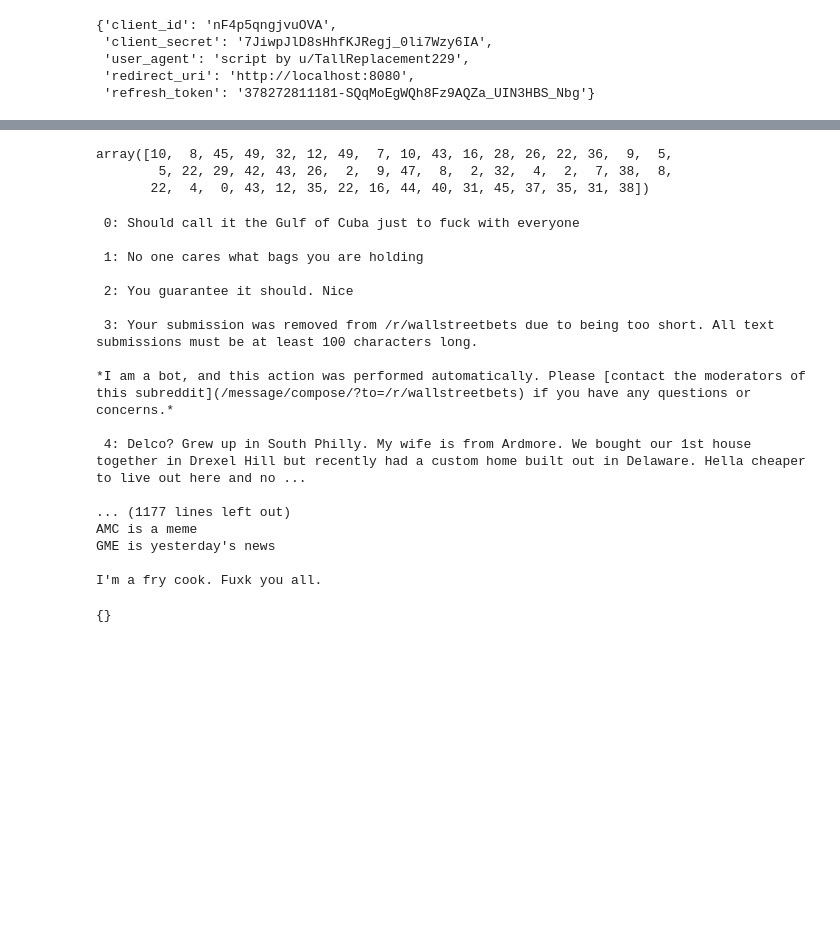
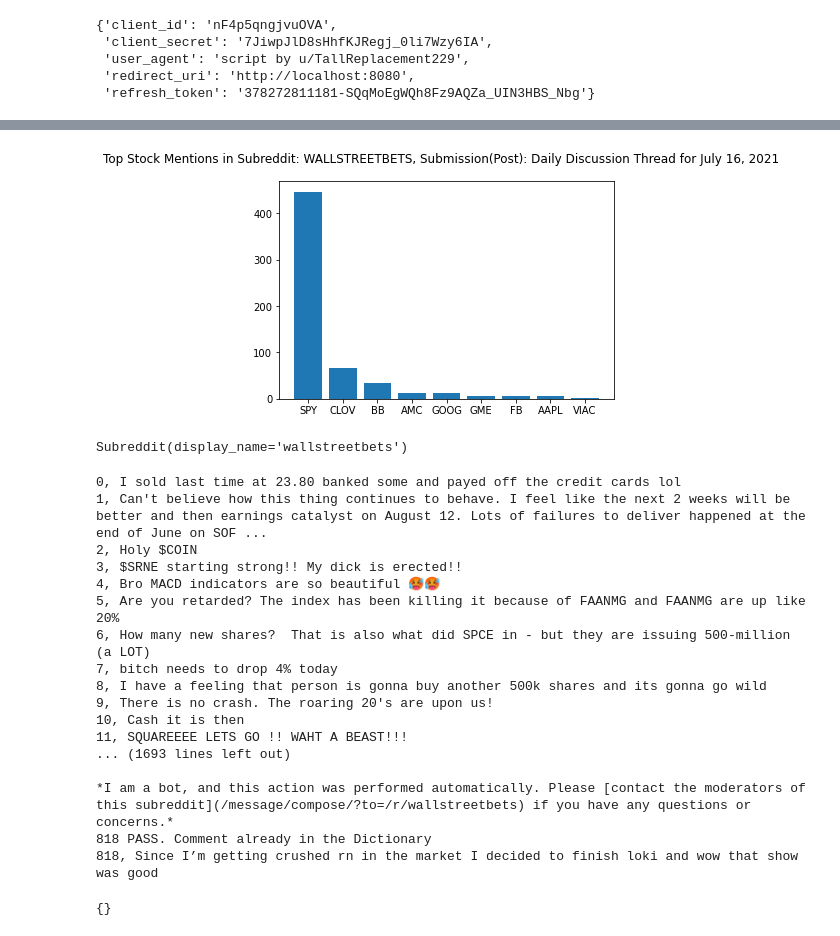
Before and after one commit to nikitaizmailov/reddit_wsb_visualiser, a Jupyter notebook: final_main.ipynb, the cells around one changed output, grey strips where cells are left out. Drawn from its saved outputs; the diff is of its cells as text; code cells hidden in the pictures; blank space fills up the shorter version.

```diff
--- a/final_main.ipynb
+++ b/final_main.ipynb
@@ -118,3 +144,7 @@ dict_subm = {}
 list_of_subm_ids = df['submission_id'].tolist()
 # Selecting for now only comments from the first submission
 list_of_subm_ids = list_of_subm_ids[0]
+
+# Get title of this submission id
+title_submission = reddit.submission(id=list_of_subm_ids).title
+title_submission
@@ -249,9 +266,21 @@ df_split
-# %%
-np.random.randint(0, 50, 50)
-# %% [output]
-array([10,  8, 45, 49, 32, 12, 49,  7, 10, 43, 16, 28, 26, 22, 36,  9,  5,
-        5, 22, 29, 42, 43, 26,  2,  9, 47,  8,  2, 32,  4,  2,  7, 38,  8,
-       22,  4,  0, 43, 12, 35, 22, 16, 44, 40, 31, 45, 37, 35, 31, 38])
+# %%
+# Visiualising the dataframe
+df_barchart_mentions = df_split.copy(deep=True)
+df_barchart_mentions = df_barchart_mentions.iloc[-1, 0:]
+# Dictionary with ticker as a key and mentions as a value
+df_barchart_mentions = df_barchart_mentions.to_dict()
+
+# creating the x and y values
+
+x1 = df_barchart_mentions.keys()
+y1 = df_barchart_mentions.values()
+
+# Plotting
+plt.bar(x1,y1)
+plt.suptitle('Top Stock Mentions in Subreddit: {0}, Submission(Post): {1}'.format((subreddit.title).upper(), title_submission))
+plt.show()
+# %% [output]
+[figure, added]
 # %%
 # Storage for all comments from the whole subreddit where regex pattern match.
 regex_comments_storage = {}
@@ -262,17 +292,27 @@ pattern2 = r'($)?[vV][iI][aA][cC](om|omCBS|CBS)?'
 pattern3 = r'[Aa][Mm][Cc]'
 
 reg_exp2 = re.compile(pattern2)
+# %%
+subreddit
+# %% [output]
+Subreddit(display_name='wallstreetbets')
 # %%
 # Get comments from subreddit regardless of the submission. I.e. anywhere on the subreddit. All the newest ones
 # equivalent of https://www.reddit.com/r/VIAC/comments/
-all_recent_comments = subreddit.comments(limit=500)
+
+# Use subreddit.stream.comments() to get comments in real time.
+all_recent_comments = subreddit.comments(limit=1000)
 
 for num,comment in enumerate(all_recent_comments):
+    if num == 1000:
+        break
+    if len(comment.body) > 4000:
+        pass
     if isinstance(comment, MoreComments):
         # This should not be executed as we have converted all more comments to comments above
         print('MORE COMMENTS OBJECT!!!')
         more_comments_obj[comment.id] = comment.body
-        continue
+        break
     if '**User Report**' in comment.body:
         continue
     # Searching for regex pattern
@@ -282,25 +322,29 @@ for num,comment in enumerate(all_recent_comments):
             regex_comments_storage[comment.id] = comment.body
         else:
             continue
-    print('\n {0}: {1}'.format(num,comment.body))
+    if comment.id in total_storage_of_all_comments:
+        print('%d PASS. Comment already in the Dictionary' % (num))
+    else:
+        total_storage_of_all_comments[comment.id] = comment.body
+    print('%d, %s' % (num, comment.body))
 # %% [output]
- 0: Should call it the Gulf of Cuba just to fuck with everyone
-
- 1: No one cares what bags you are holding
-
- 2: You guarantee it should. Nice
-
- 3: Your submission was removed from /r/wallstreetbets due to being too short. All text submissions must be at least 100 characters long.
+0, I sold last time at 23.80 banked some and payed off the credit cards lol
+1, Can't believe how this thing continues to behave. I feel like the next 2 weeks will be better and then earnings catalyst on August 12. Lots of failures to deliver happened at the end of June on SOF ...
+2, Holy $COIN
+3, $SRNE starting strong!! My dick is erected!!
+4, Bro MACD indicators are so beautiful 🥵🥵
+5, Are you retarded? The index has been killing it because of FAANMG and FAANMG are up like 20%
+6, How many new shares?  That is also what did SPCE in - but they are issuing 500-million (a LOT)
+7, bitch needs to drop 4% today
+8, I have a feeling that person is gonna buy another 500k shares and its gonna go wild
+9, There is no crash. The roaring 20's are upon us!
+10, Cash it is then
+11, SQUAREEEE LETS GO !! WAHT A BEAST!!!
+... (1693 lines left out)
 
 *I am a bot, and this action was performed automatically. Please [contact the moderators of this subreddit](/message/compose/?to=/r/wallstreetbets) if you have any questions or concerns.*
-
- 4: Delco? Grew up in South Philly. My wife is from Ardmore. We bought our 1st house together in Drexel Hill but recently had a custom home built out in Delaware. Hella cheaper to live out here and no ...
-
-... (1177 lines left out)
-AMC is a meme
-GME is yesterday's news
-
-I'm a fry cook. Fuxk you all.
+818 PASS. Comment already in the Dictionary
+818, Since I’m getting crushed rn in the market I decided to finish loki and wow that show was good
 # %%
 regex_comments_storage
 # %% [output]
```
Also changed, not shown: parts of 70 cells of this notebook, 1 other file.
